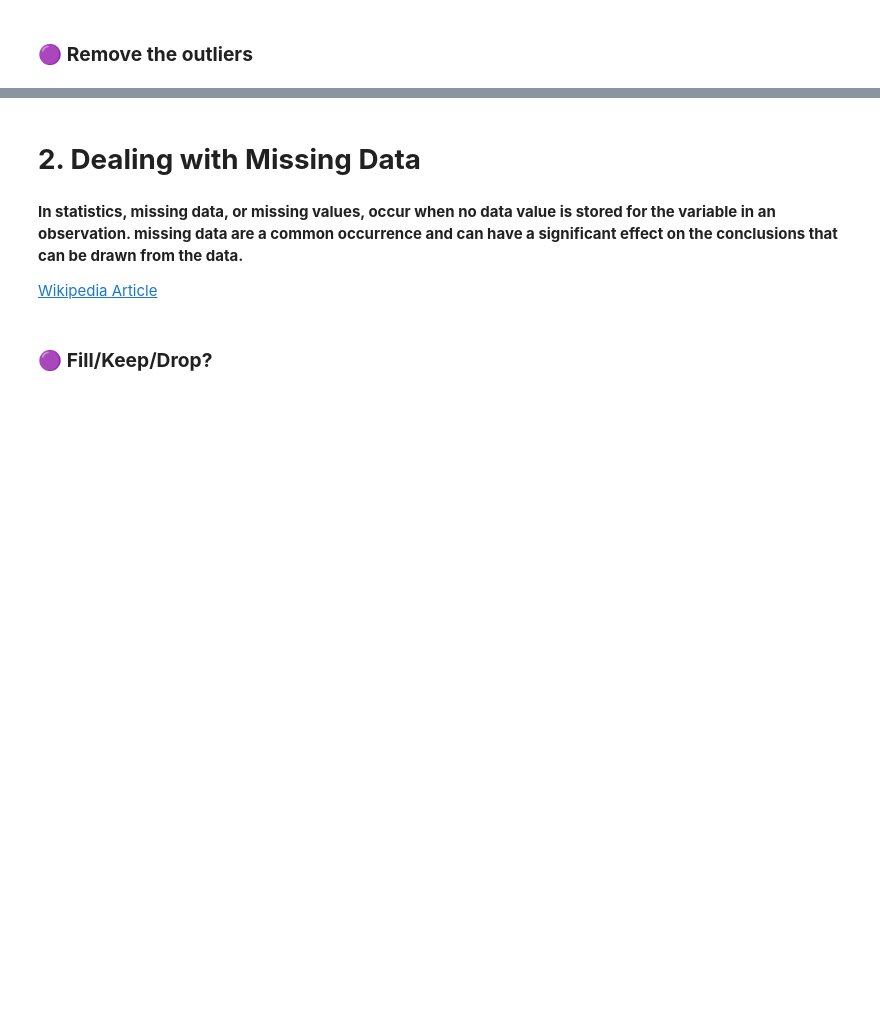
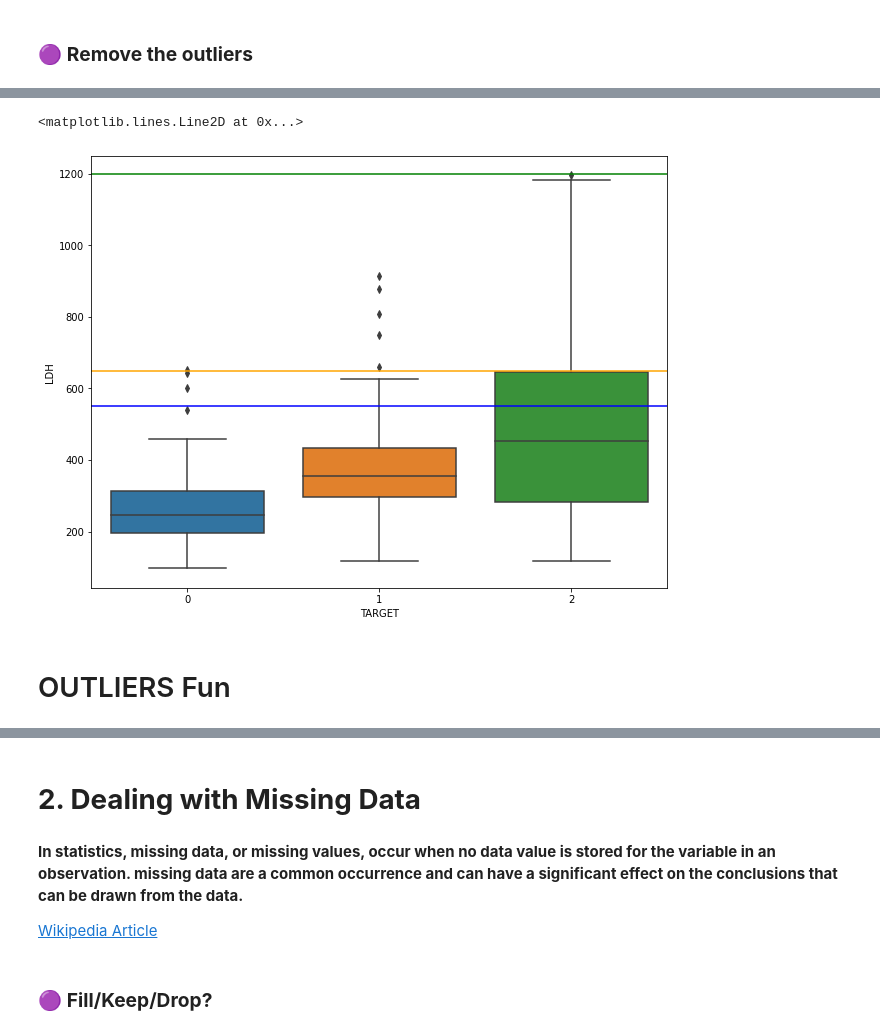
Before and after one commit to Ghasemi-F2023/Machine_Learning, a Jupyter notebook: Data Preparation2.ipynb, the cells around one changed output, grey strips where cells are left out. Drawn from its saved outputs; the diff is of its cells as text; code cells hidden in the pictures; blank space fills up the shorter version.

```diff
--- a/Data Preparation2.ipynb
+++ b/Data Preparation2.ipynb
@@ -40,0 +152,13 @@ Data preparation is the process of cleaning and transforming raw data prior to p
+# %%
+fig = plt.figure( figsize=(8, 6))
+ax = fig.add_axes([0,0,1,1])
+sns.boxplot(ax=ax, data=df, x='TARGET', y='LDH')#,flierprops=dict(marker='o', markersize=6),fliersize=2)
+
+ax.axhline(y=550,color='b')
+ax.axhline(y=650,color='orange')
+ax.axhline(y=1200,color='g')
+# %% [output]
+<matplotlib.lines.Line2D at 0x...>
+[figure, added]
+# %% [markdown]
+# OUTLIERS Fun
```
Also changed, not shown: parts of 102 cells of this notebook.
